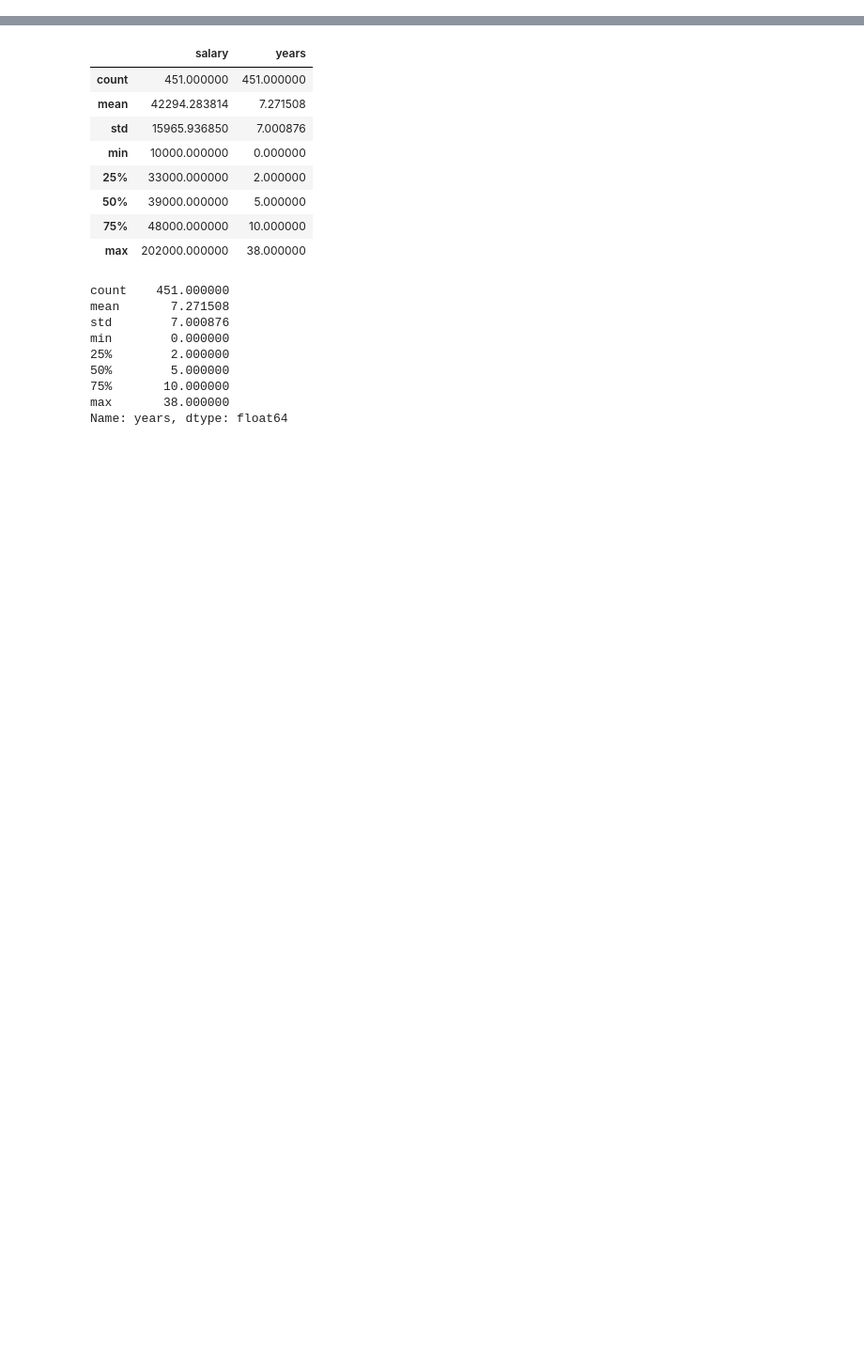
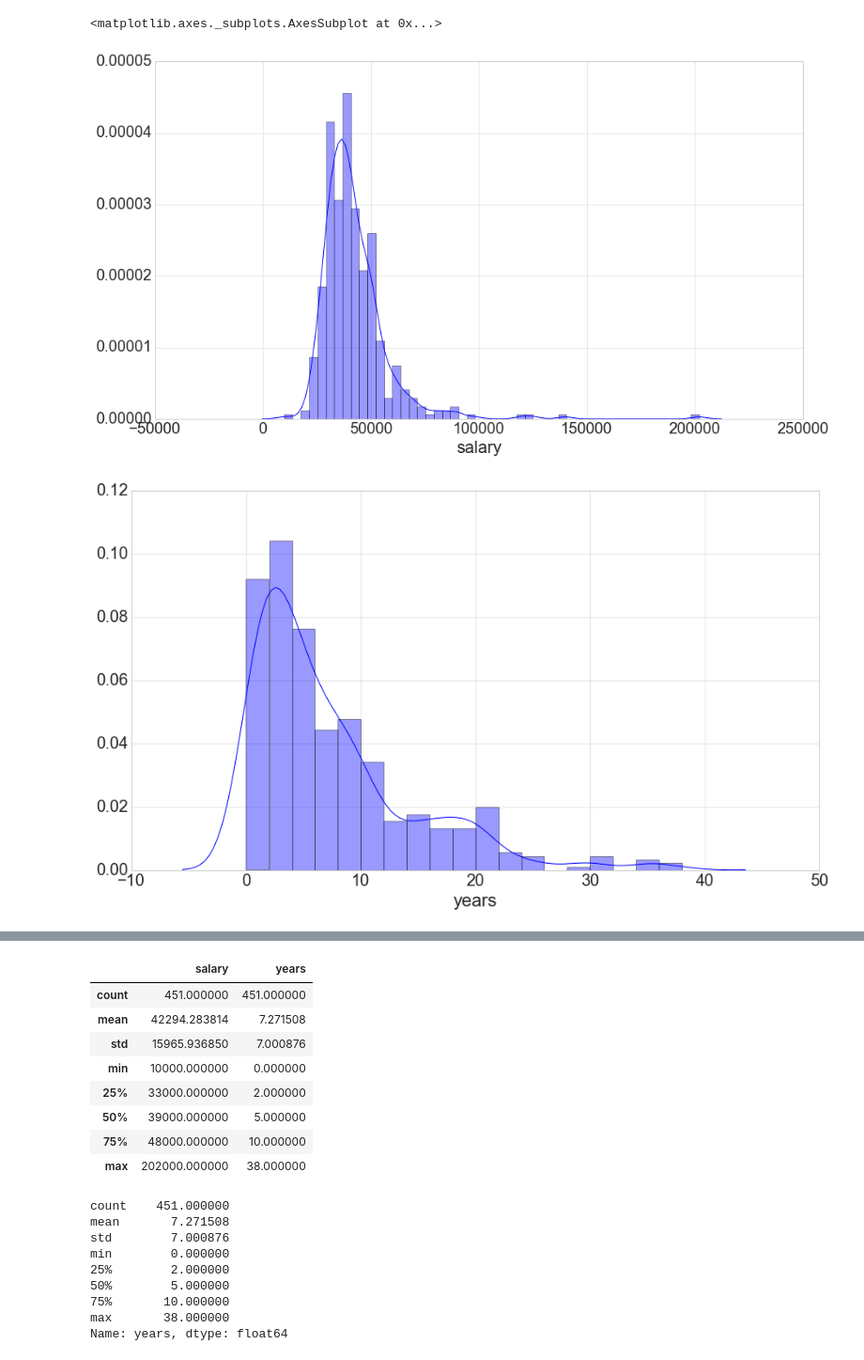
Before and after one commit to BirgerMoell/codingsalary, a Jupyter notebook: Salary.ipynb, the cells around one changed output, grey strips where cells are left out. Shown at 94% size. Drawn from its saved outputs; the diff is of its cells as text; code cells hidden in the pictures; blank space fills up the shorter version.

```diff
--- a/Salary.ipynb
+++ b/Salary.ipynb
@@ -40,0 +48,11 @@ Name: role, Length: 215, dtype: int64
+# %%
+fs = (15, 8.27)
+fig, ax = plt.subplots(figsize=fs)
+sns.distplot(data.salary)
+fs = (15, 8.27)
+fig, ax = plt.subplots(figsize=fs)
+sns.distplot(data.years)
+# %% [output]
+<matplotlib.axes._subplots.AxesSubplot at 0x...>
+[figure, added]
+[figure, added]
```
Also changed, not shown: parts of 18 cells of this notebook.
